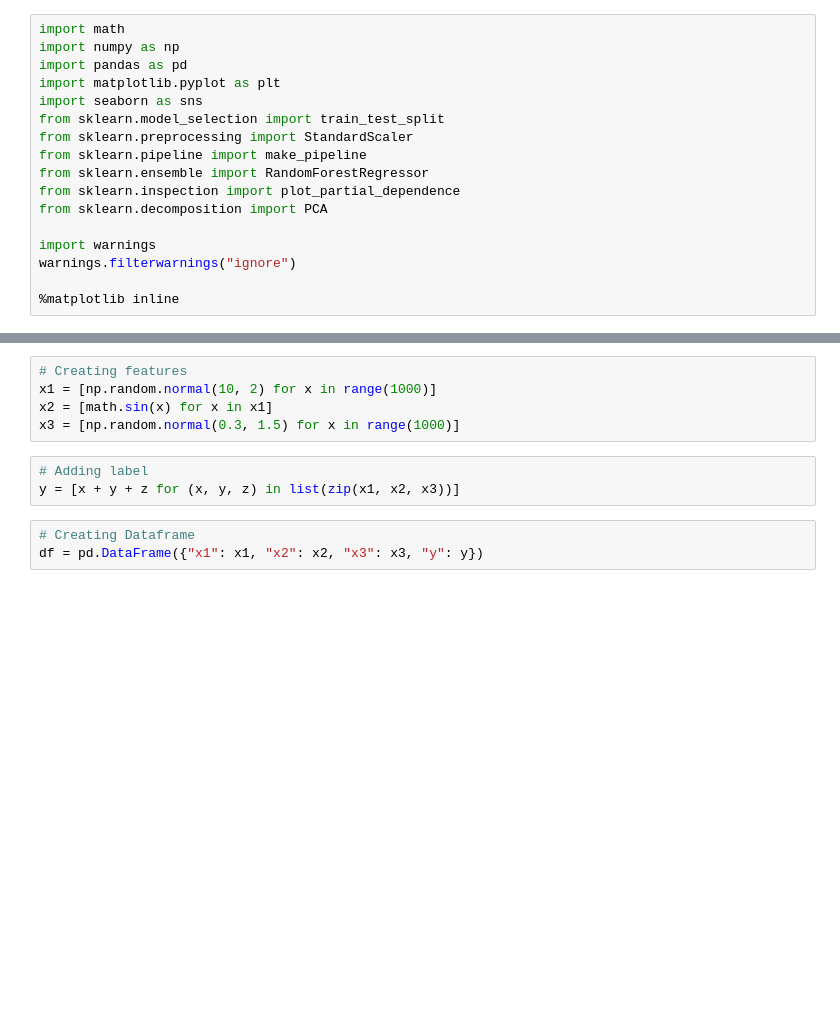
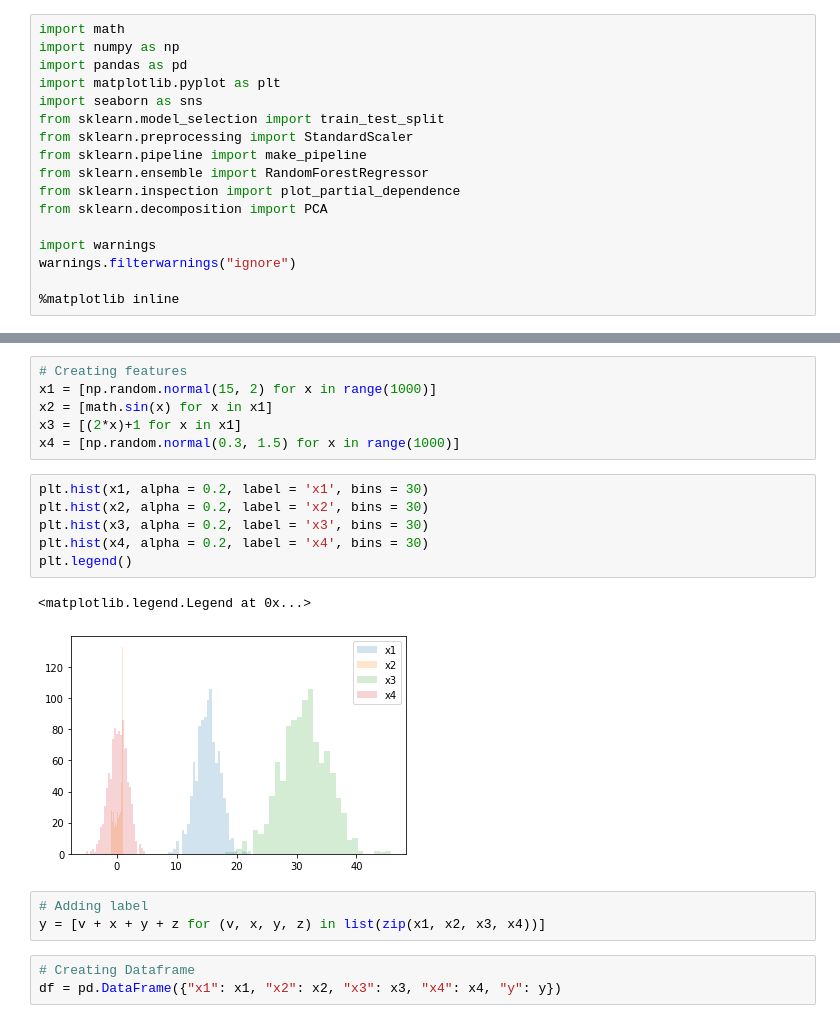
Before and after one commit to csngh/interpretable_ml_tests, a Jupyter notebook: synthetic_data_tests/partially_correlated_features_test.ipynb, the cells around one changed output, grey strips where cells are left out. Cells and saved outputs as stored; diff of their text form; blank space fills up the shorter version.

```diff
--- a/synthetic_data_tests/partially_correlated_features_test.ipynb
+++ b/synthetic_data_tests/partially_correlated_features_test.ipynb
@@ -18,11 +64,21 @@ warnings.filterwarnings("ignore")
 # %%
 # Creating features
-x1 = [np.random.normal(10, 2) for x in range(1000)]
+x1 = [np.random.normal(15, 2) for x in range(1000)]
 x2 = [math.sin(x) for x in x1]
-x3 = [np.random.normal(0.3, 1.5) for x in range(1000)]
+x3 = [(2*x)+1 for x in x1]
+x4 = [np.random.normal(0.3, 1.5) for x in range(1000)]
+# %%
+plt.hist(x1, alpha = 0.2, label = 'x1', bins = 30)
+plt.hist(x2, alpha = 0.2, label = 'x2', bins = 30)
+plt.hist(x3, alpha = 0.2, label = 'x3', bins = 30)
+plt.hist(x4, alpha = 0.2, label = 'x4', bins = 30)
+plt.legend()
+# %% [output]
+<matplotlib.legend.Legend at 0x...>
+[figure, added]
 # %%
 # Adding label
-y = [x + y + z for (x, y, z) in list(zip(x1, x2, x3))]
+y = [v + x + y + z for (v, x, y, z) in list(zip(x1, x2, x3, x4))]
 # %%
 # Creating Dataframe
-df = pd.DataFrame({"x1": x1, "x2": x2, "x3": x3, "y": y})
+df = pd.DataFrame({"x1": x1, "x2": x2, "x3": x3, "x4": x4, "y": y})
```
Also changed, not shown: parts of 10 cells of this notebook, 5 other files.
